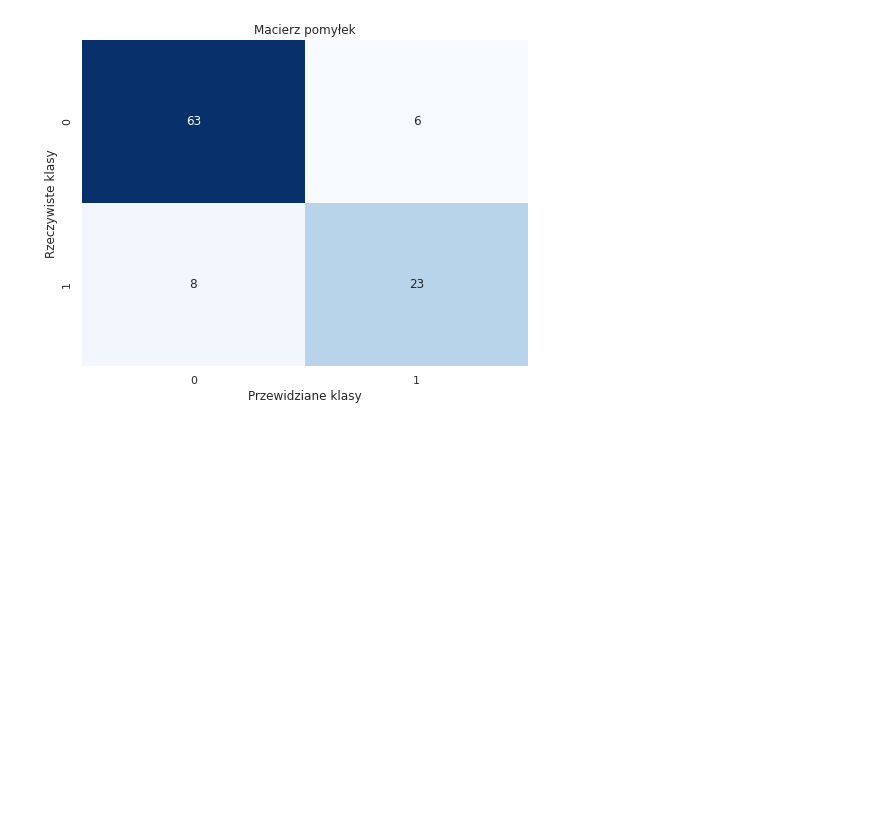
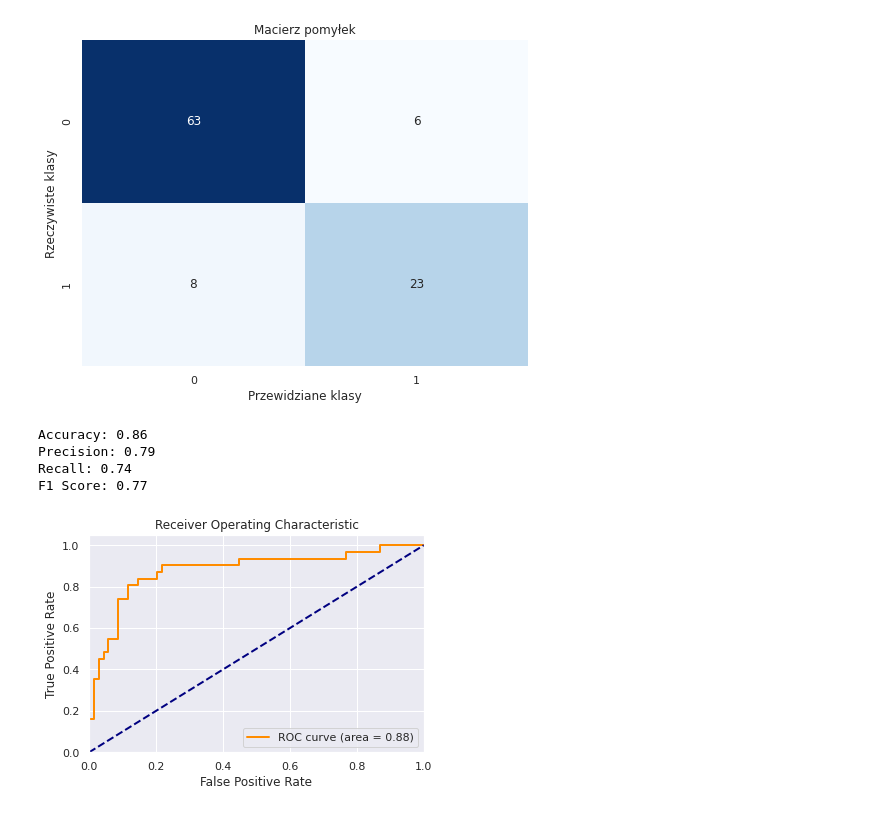
Before and after one commit to konprok/Data-Analytics, a Jupyter notebook: Project/PimaDiabetesPrediction/LogisticRegresion/test_1.ipynb, the cells around one changed output. Saved outputs shown, nothing was run; the diff lists cells and outputs as text; code cells hidden in the pictures; blank space fills up the shorter version.

```diff
--- a/Project/PimaDiabetesPrediction/LogisticRegresion/test_1.ipynb
+++ b/Project/PimaDiabetesPrediction/LogisticRegresion/test_1.ipynb
@@ -26,11 +28,7 @@ test2_data = {
     'y': df_test['Outcome'].values
 }
 # %%
-
-sm2 = CmdStanModel(stan_file='code_1.stan')
-
-fit2 = sm2.sample(data=stan2_data, iter_sampling=2000, chains=4, iter_warmup=1000, seed=210800)
-# print(fit2.summary())
-df3 = fit2.draws_pd()
-df3.head()
+# Kompilacja i próbkowanie modelu
+sm2 = CmdStanModel(stan_file='Stan/code_1.stan')
+fit2 = sm2.sample(data=stan2_data, iter_sampling=2000, chains=4, iter_warmup=2000, seed=210800)
 # %% [output]
@@ -81,0 +53,11 @@ print(probs_df.head())
+# %%
+# Obliczenie średnich estymowanych parametrów
+betas = ['glucose', 'bmi', 'age']
+
+df3 = fit2.draws_pd()
+alpha_mean = df3['alpha'].mean()
+beta_means = [df3[f'beta_{name}'].mean() for name in betas]
+# %%
+# Obliczenie prawdopodobieństw na podstawie modelu
+logit_preds_test = alpha_mean + np.dot(test2_data['X'], beta_means)
+probs_test2 = 1 / (1 + np.exp(-logit_preds_test))
@@ -93,3 +81,31 @@ plt.ylabel('Rzeczywiste klasy')
 plt.show()
 # %% [output]
 [figure]
+# %%
+# Krzywa ROC i obliczenie AUC
+fpr, tpr, _ = roc_curve(test2_data['y'], probs_test2)
+roc_auc = auc(fpr, tpr)
+
+# Wyświetlanie wyników
+print(f"Accuracy: {accuracy:.2f}")
+print(f"Precision: {precision:.2f}")
+print(f"Recall: {recall:.2f}")
+print(f"F1 Score: {f1:.2f}")
+# %% [output]
+Accuracy: 0.86
+Precision: 0.79
+Recall: 0.74
+F1 Score: 0.77
+# %%
+plt.figure()
+plt.plot(fpr, tpr, color='darkorange', lw=2, label='ROC curve (area = %0.2f)' % roc_auc)
+plt.plot([0, 1], [0, 1], color='navy', lw=2, linestyle='--')
+plt.xlim([0.0, 1.0])
+plt.ylim([0.0, 1.05])
+plt.xlabel('False Positive Rate')
+plt.ylabel('True Positive Rate')
+plt.title('Receiver Operating Characteristic')
+plt.legend(loc="lower right")
+plt.show()
+# %% [output]
+[figure, added]
```
Also changed, not shown: parts of 9 cells of this notebook, 34 other files.
